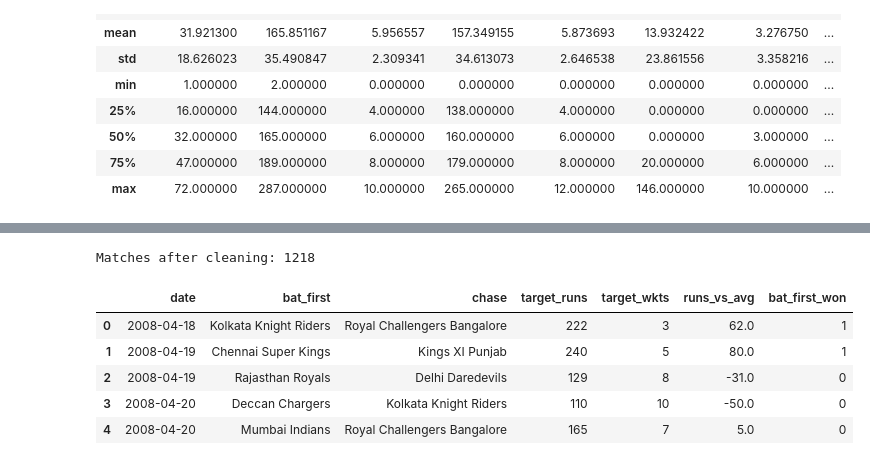
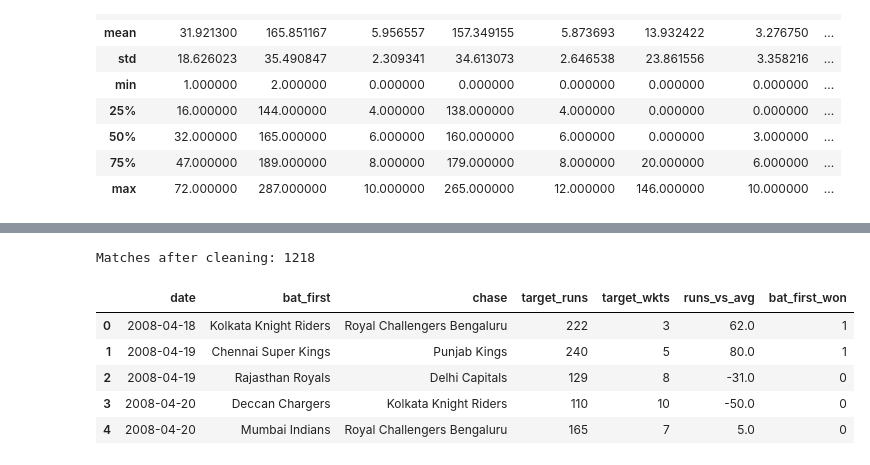
Before and after one commit to 2026aib1055/ipl-match-winner-prediction, a Jupyter notebook: ipl_match_prediction.ipynb, the cells around one changed output, grey strips where cells are left out. Cells and saved outputs as stored; diff of their text form; code cells hidden in the pictures.

```diff
--- a/ipl_match_prediction.ipynb
+++ b/ipl_match_prediction.ipynb
@@ -92,38 +108,39 @@ plt.show()
 # %%
-f = df.replace({"Delhi Daredevils": "Delhi Capitals", "Kings XI Punjab": "Punjab Kings",
+# Merge franchises that changed their names, so each team is one category
+df = df.replace({"Delhi Daredevils": "Delhi Capitals", "Kings XI Punjab": "Punjab Kings",
                  "Royal Challengers Bangalore": "Royal Challengers Bengaluru",
                  "Rising Pune Supergiants": "Rising Pune Supergiant"})
 
 df = df[(df["winner"] == df["team1"]) | (df["winner"] == df["team2"])].copy()
 df["date"] = pd.to_datetime(df["date"], dayfirst=True)
 df = df.sort_values("date").reset_index(drop=True)
 df["venue"] = df["venue"].str.split(",").str[0]          # "Wankhede Stadium, Mumbai" -> "Wankhede Stadium"
 print("Matches after cleaning:", len(df))
 
 
 other_team = np.where(df["toss_winner"] == df["team1"], df["team2"], df["team1"])
 df["bat_first"] = np.where(df["toss_decision"] == "bat", df["toss_winner"], other_team)
 df["chase"] = np.where(df["bat_first"] == df["team1"], df["team2"], df["team1"])
 
 bat_first_is_team1 = df["bat_first"] == df["team1"]
 df["target_runs"] = np.where(bat_first_is_team1, df["team1_runs"], df["team2_runs"])
 df["target_wkts"] = np.where(bat_first_is_team1, df["team1_wickets"], df["team2_wickets"])
 
-# 4. Feature: runs compared with the average of the previous 60 matches (shift(1) = only past matches)
+# Feature: runs compared with the average of the previous 60 matches (shift(1) = only past matches)
 avg_before = df["target_runs"].shift(1).rolling(60, min_periods=10).mean().fillna(160)
 df["runs_vs_avg"] = df["target_runs"] - avg_before
 
 # Target: 1 if the team batting first won
 df["bat_first_won"] = (df["winner"] == df["bat_first"]).astype(int)
 
 # The numeric feature columns (used for correlation, normalization and the model)
 numeric = ["target_runs", "target_wkts", "runs_vs_avg"]
 df[["date", "bat_first", "chase", "target_runs", "target_wkts", "runs_vs_avg", "bat_first_won"]].head()
 # %% [output]
 Matches after cleaning: 1218
 |  | date | bat_first | chase | target_runs | target_wkts | runs_vs_avg | bat_first_won |
-| 0 | 2008-04-18 | Kolkata Knight Riders | Royal Challengers Bangalore | 222 | 3 | 62.0 | 1 |
-| 1 | 2008-04-19 | Chennai Super Kings | Kings XI Punjab | 240 | 5 | 80.0 | 1 |
-| 2 | 2008-04-19 | Rajasthan Royals | Delhi Daredevils | 129 | 8 | -31.0 | 0 |
+| 0 | 2008-04-18 | Kolkata Knight Riders | Royal Challengers Bengaluru | 222 | 3 | 62.0 | 1 |
+| 1 | 2008-04-19 | Chennai Super Kings | Punjab Kings | 240 | 5 | 80.0 | 1 |
+| 2 | 2008-04-19 | Rajasthan Royals | Delhi Capitals | 129 | 8 | -31.0 | 0 |
 | 3 | 2008-04-20 | Deccan Chargers | Kolkata Knight Riders | 110 | 10 | -50.0 | 0 |
-| 4 | 2008-04-20 | Mumbai Indians | Royal Challengers Bangalore | 165 | 7 | 5.0 | 0 |
+| 4 | 2008-04-20 | Mumbai Indians | Royal Challengers Bengaluru | 165 | 7 | 5.0 | 0 |
```
Also changed, not shown: parts of 24 cells of this notebook.
